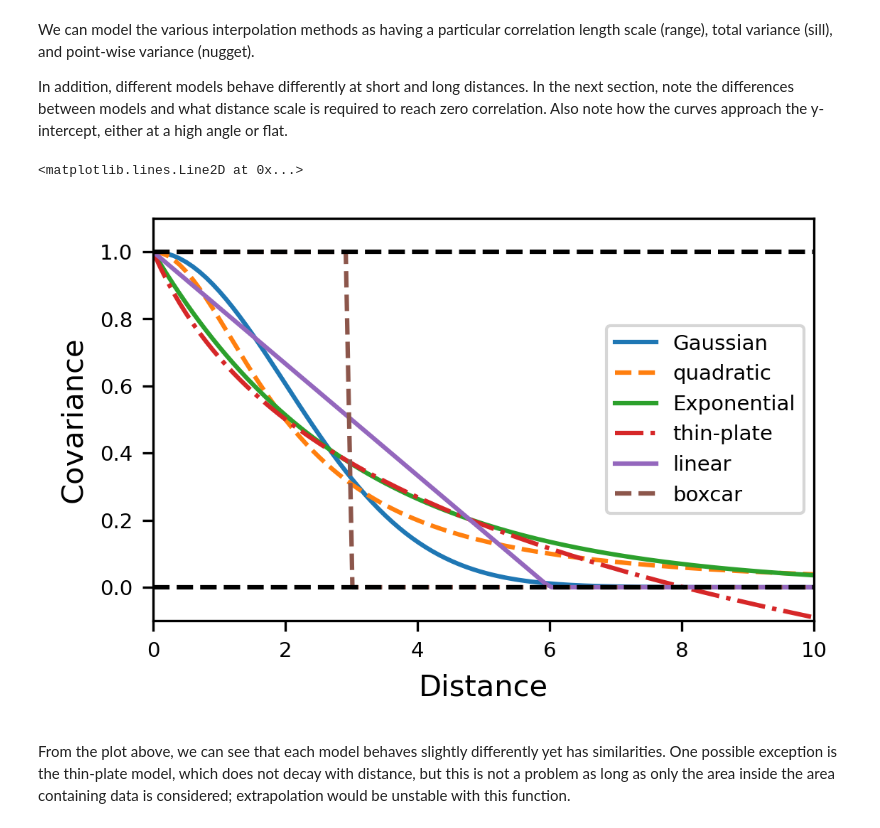
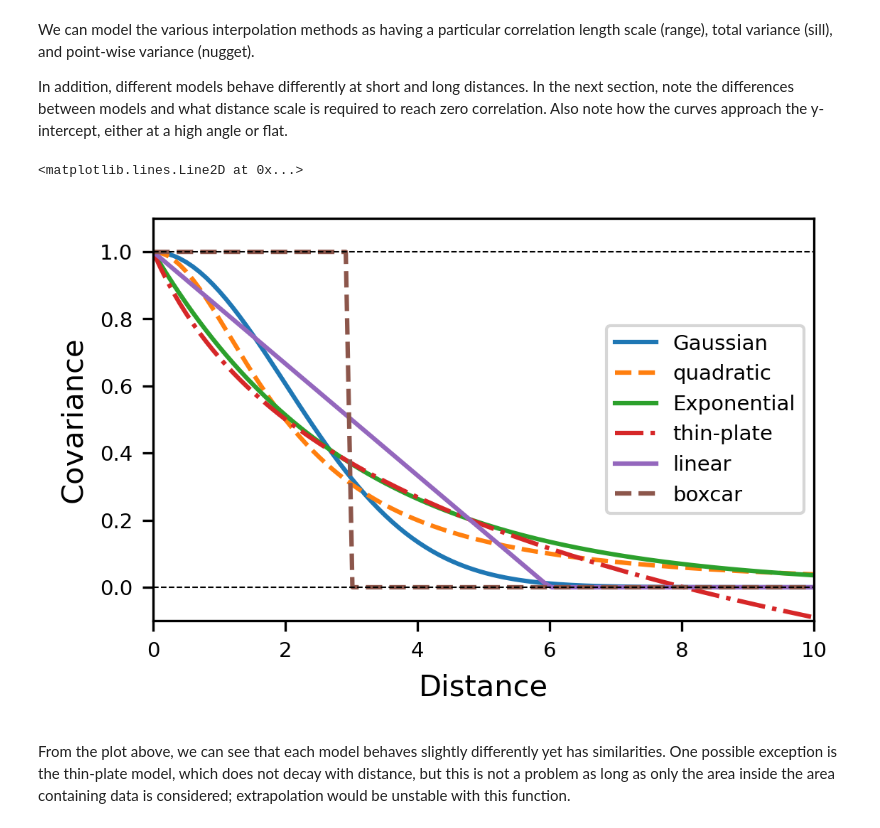
Before and after one commit to kmaterna/Strain_2D, a Jupyter notebook: example/tutorial.ipynb, the cells around one changed output. Drawn from its saved outputs; the diff is of its cells as text; code cells hidden in the pictures.

```diff
--- a/example/tutorial.ipynb
+++ b/example/tutorial.ipynb
@@ -20,8 +27,5 @@ These three fundamental properties of any interpolation scheme can be visualized
 # %%
-import numpy as np
-import matplotlib.pyplot as plt
-import xarray as xr
-
+# Setup some formatting and plot commands
 SMALL_SIZE = 7
 MEDIUM_SIZE = 10
 BIGGER_SIZE = 11
@@ -50,7 +54,7 @@ def plotCov(h, *args, **kwargs):
     plt.ylim([-0.1, np.max(np.max([arg for arg in args])) + 0.1])
     plt.xlim([0,10])
     plt.legend()
-    plt.axhline(y=0,linestyle='--', c='k')
+    plt.axhline(y=0,linestyle='--', c='k', linewidth=0.5)
     plt.xlabel('Distance')
     plt.ylabel('Covariance')
 # %% [markdown]
@@ -116,35 +120,35 @@ def thin_plate(h, sill, range, nugget=None):
 # plotCov(
 #     h,
 #     Gaussian(h, 1, 2, 0),
 #     Exponential(h, 1, 1.5, 0),
 #     quadratic(h, 1, 2, 0),
 #     # linear(h, 1, 6, 0),
 #     # boxcar(h, 1, 3, 0),
 #     namelist=['Gaussian', 'Exponential', 'quadratic',],
 # )
 plotCov(
     h,
 
     # Gaussian and quadratic models have a similar short-distance behavior while Gaussian decays faster at long distances
     Gaussian(h, 1, 2, 0),
     quadratic(h, 1, 2, 0),
 
     # Exponential and thin-plate models behave similarly at short distances but diverage at long distances
     # The thin-plate model is not positive semi-definite
     Exponential(h, 1, 1.5, 0),
     thin_plate(h, 1, 2.2, 0),
 
     # Linear and boxcar models can be thought of as simple approximations to a gradually decaying curve
     linear(h, 1, 6, 0),
     boxcar(h, 1, 3, 0),
 
     namelist=['Gaussian', 'quadratic','Exponential', 'thin-plate', 'linear', 'boxcar'],
 )
 
-plt.axhline(y=1,linestyle='--', c='k')
+plt.axhline(y=1,linestyle='--', c='k', linewidth=0.5)
 # %% [output]
 <matplotlib.lines.Line2D at 0x...>
-[figure, old version]
+[figure, new version]
 # %% [markdown]
 From the plot above, we can see that each model behaves slightly differently yet has similarities. One possible exception is the thin-plate model, which does not decay with distance, but this is not a problem as long as only the area inside the area containing data is considered; extrapolation would be unstable with this function.
 # %% [markdown]
```
Also changed, not shown: parts of 14 cells of this notebook, 1 other file.
